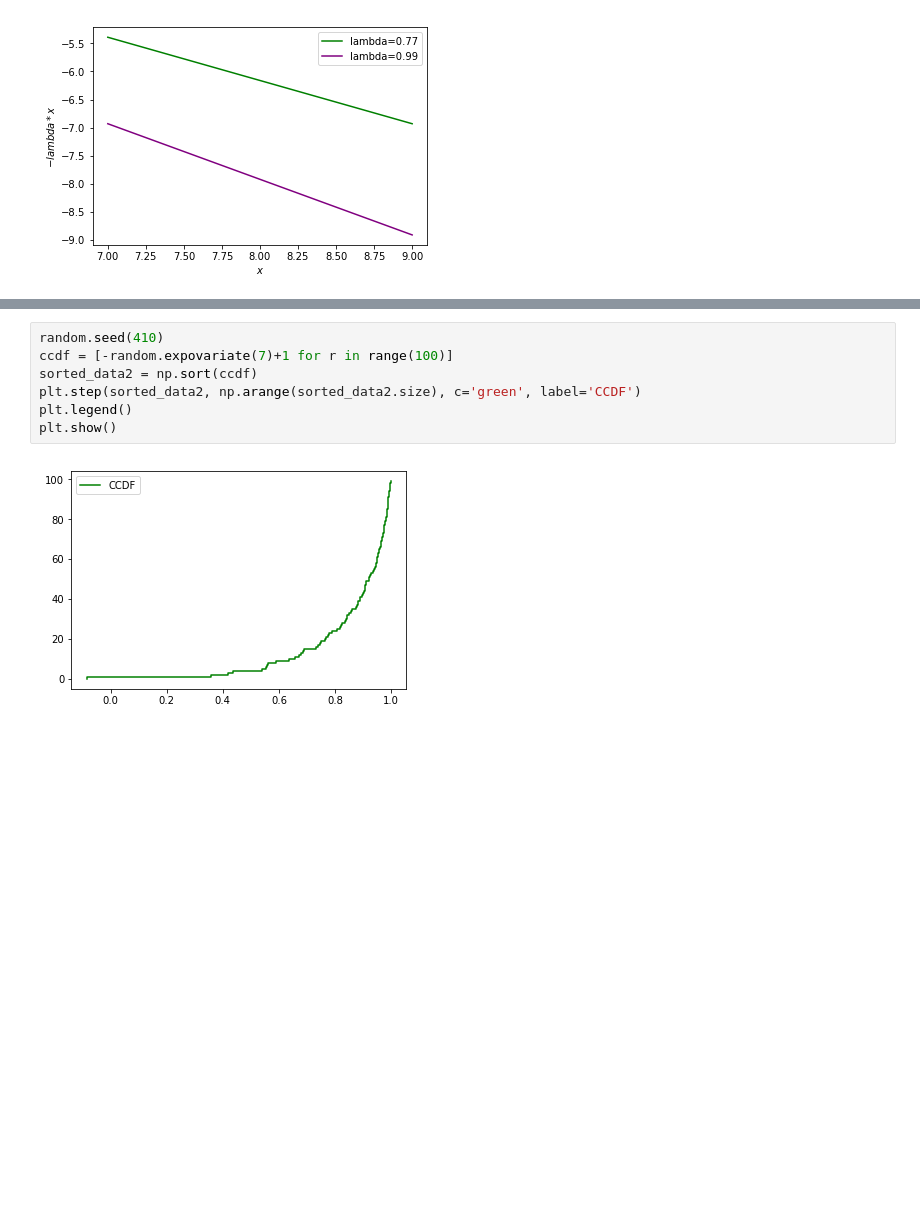
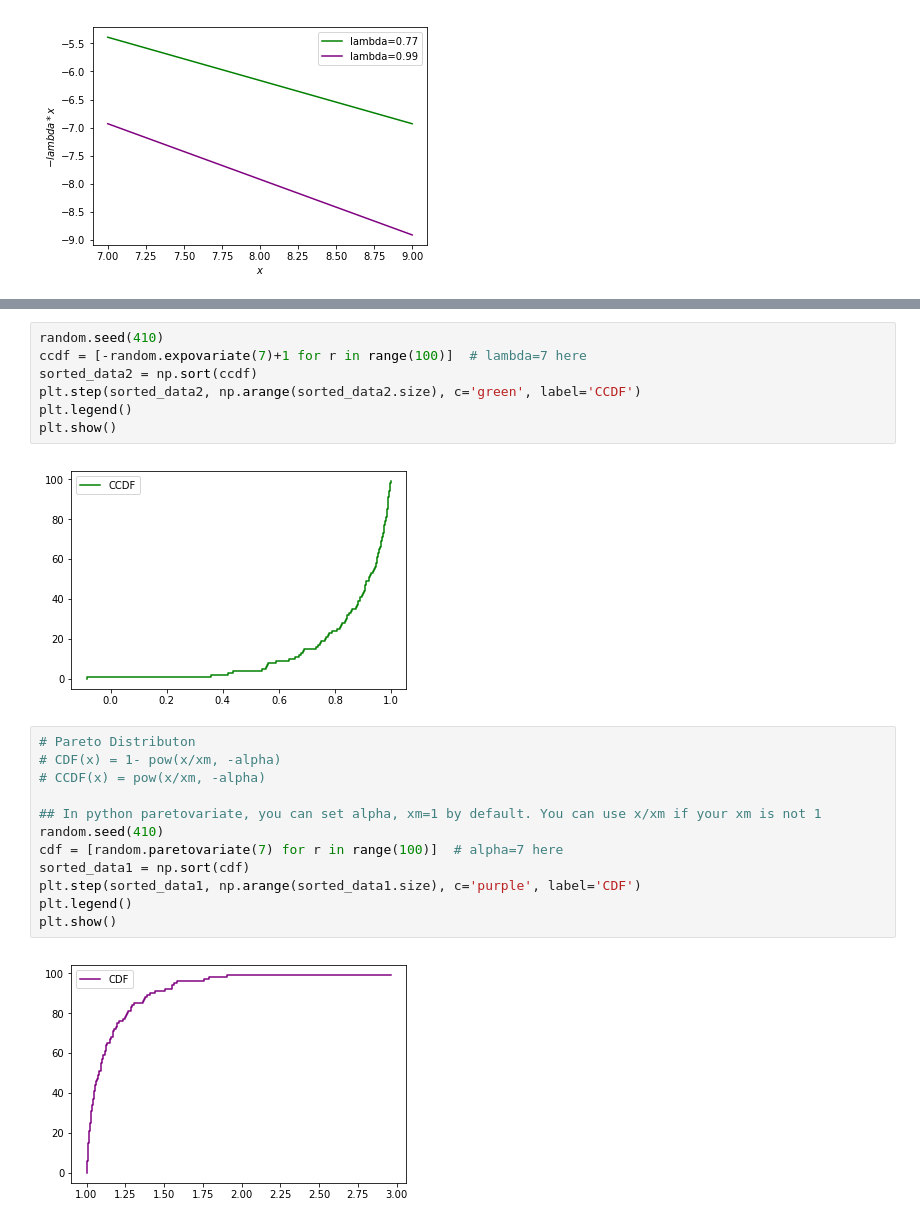
Before and after one commit to hanhanwu/Hanhan_Data_Science_Practice, a Jupyter notebook: Applied_Statistics/thinkstats_chapter4.ipynb, the cells around one changed output, grey strips where cells are left out. Saved outputs shown, nothing was run; the diff lists cells and outputs as text; blank space fills up the shorter version.

```diff
--- a/Applied_Statistics/thinkstats_chapter4.ipynb
+++ b/Applied_Statistics/thinkstats_chapter4.ipynb
@@ -54,10 +55,24 @@ plt.show()
 [figure]
 # %%
 random.seed(410)
-ccdf = [-random.expovariate(7)+1 for r in range(100)]
+ccdf = [-random.expovariate(7)+1 for r in range(100)]  # lambda=7 here
 sorted_data2 = np.sort(ccdf)
 plt.step(sorted_data2, np.arange(sorted_data2.size), c='green', label='CCDF')
 plt.legend()
 plt.show()
 # %% [output]
 [figure]
+# %%
+# Pareto Distributon
+# CDF(x) = 1- pow(x/xm, -alpha)
+# CCDF(x) = pow(x/xm, -alpha)
+
+## In python paretovariate, you can set alpha, xm=1 by default. You can use x/xm if your xm is not 1
+random.seed(410)
+cdf = [random.paretovariate(7) for r in range(100)]  # alpha=7 here
+sorted_data1 = np.sort(cdf)
+plt.step(sorted_data1, np.arange(sorted_data1.size), c='purple', label='CDF')
+plt.legend()
+plt.show()
+# %% [output]
+[figure, added]
```
Also changed, not shown: parts of 5 cells of this notebook.
